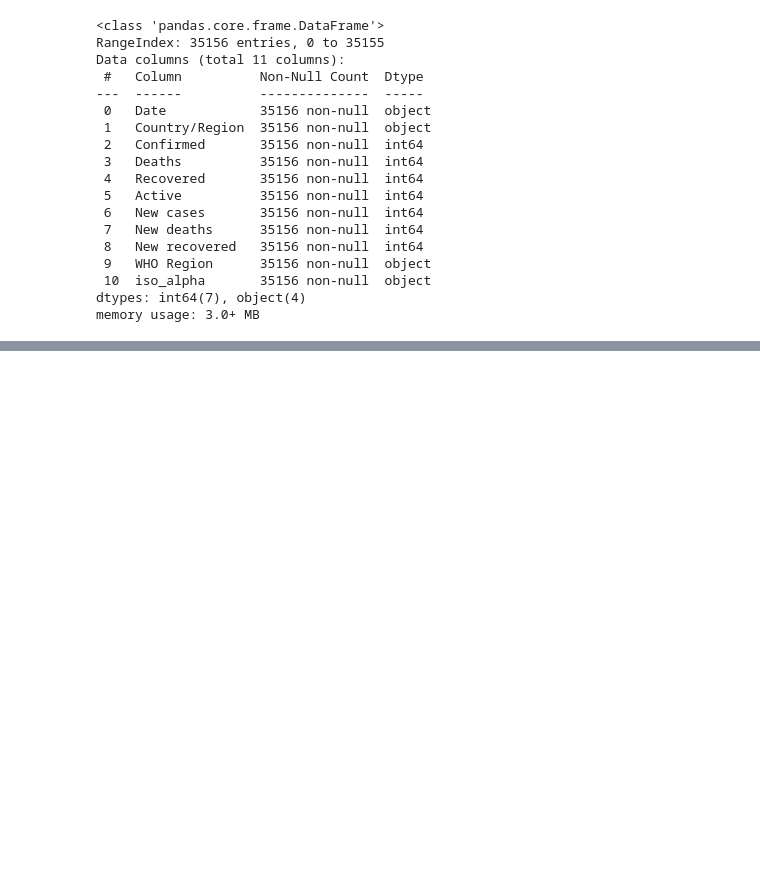
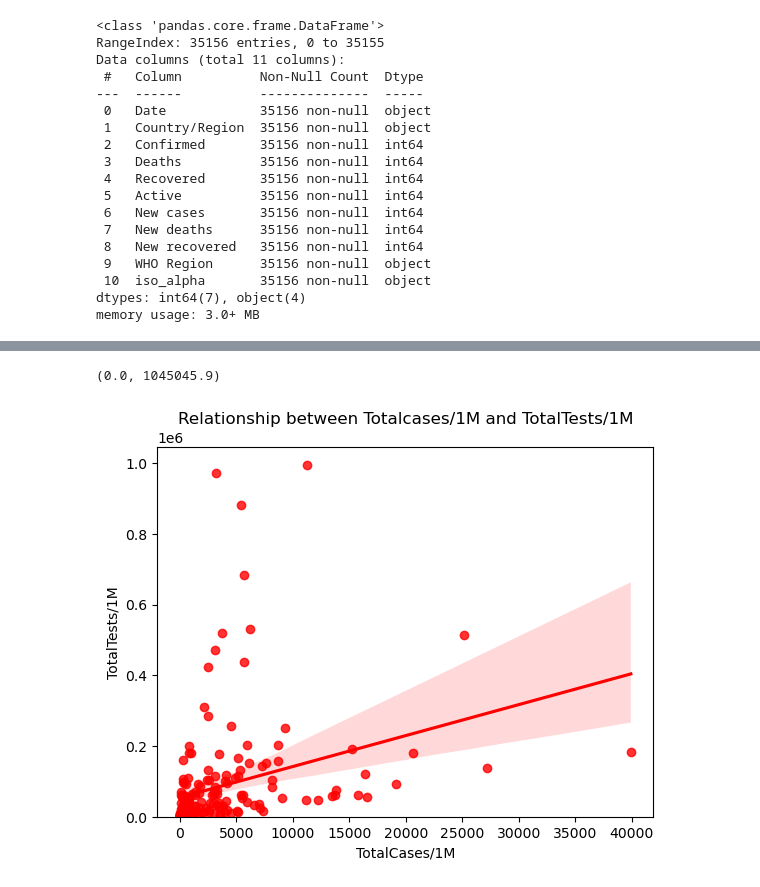
Before and after one commit to mynkchn/Drive-Into-Analysis, a Jupyter notebook: Covid Data Analysis/covid_data_analysis.ipynb, the cells around one changed output, grey strips where cells are left out. Drawn from its saved outputs; the diff is of its cells as text; code cells hidden in the pictures; blank space fills up the shorter version.

```diff
--- a/Covid Data Analysis/covid_data_analysis.ipynb
+++ b/Covid Data Analysis/covid_data_analysis.ipynb
@@ -95,0 +143,7 @@ px.bar(covid.head(15),x='Country/Region',y='TotalCases',color='TotalCases',heigh
+# %%
+sns.regplot(x='TotalCases/1M',y='TotalTests/1M',data=covid,color='red')
+plt.title('Relationship between Totalcases/1M and TotalTests/1M')
+plt.ylim(0,)
+# %% [output]
+(0.0, 1045045.9)
+[figure, added]
```
Also changed, not shown: parts of 25 cells of this notebook, 2 other files.
